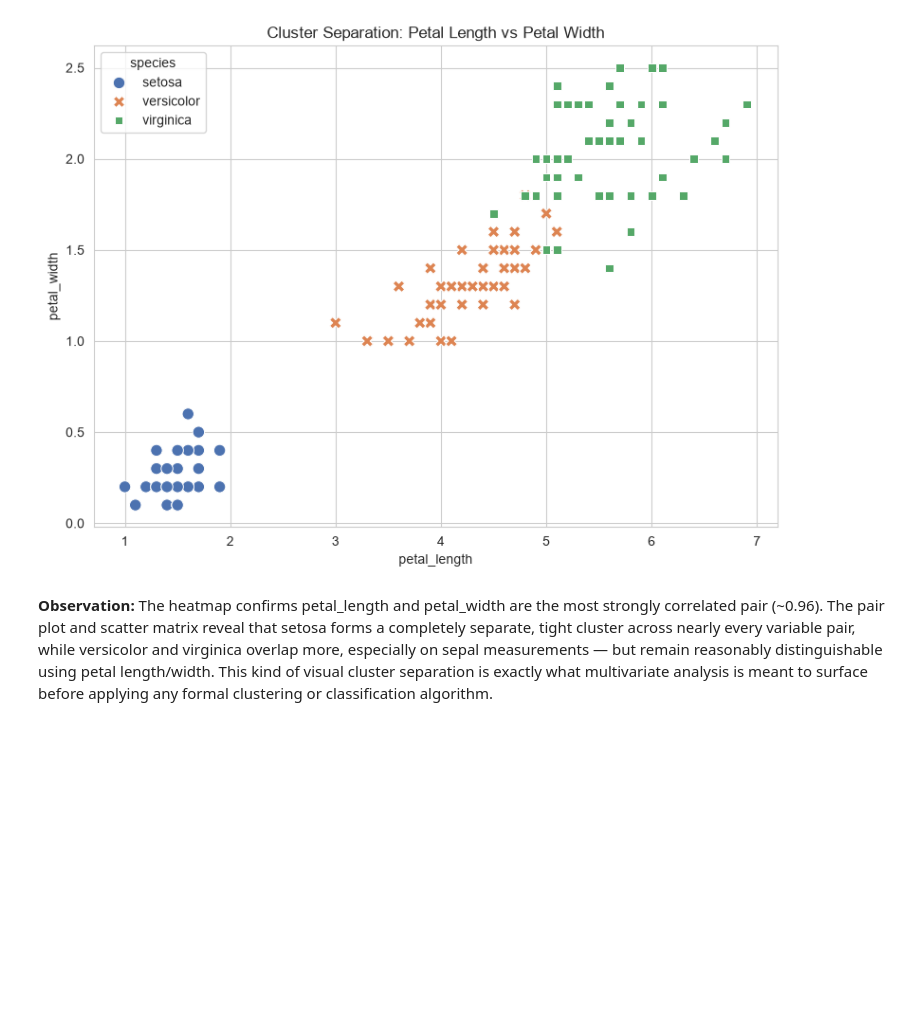
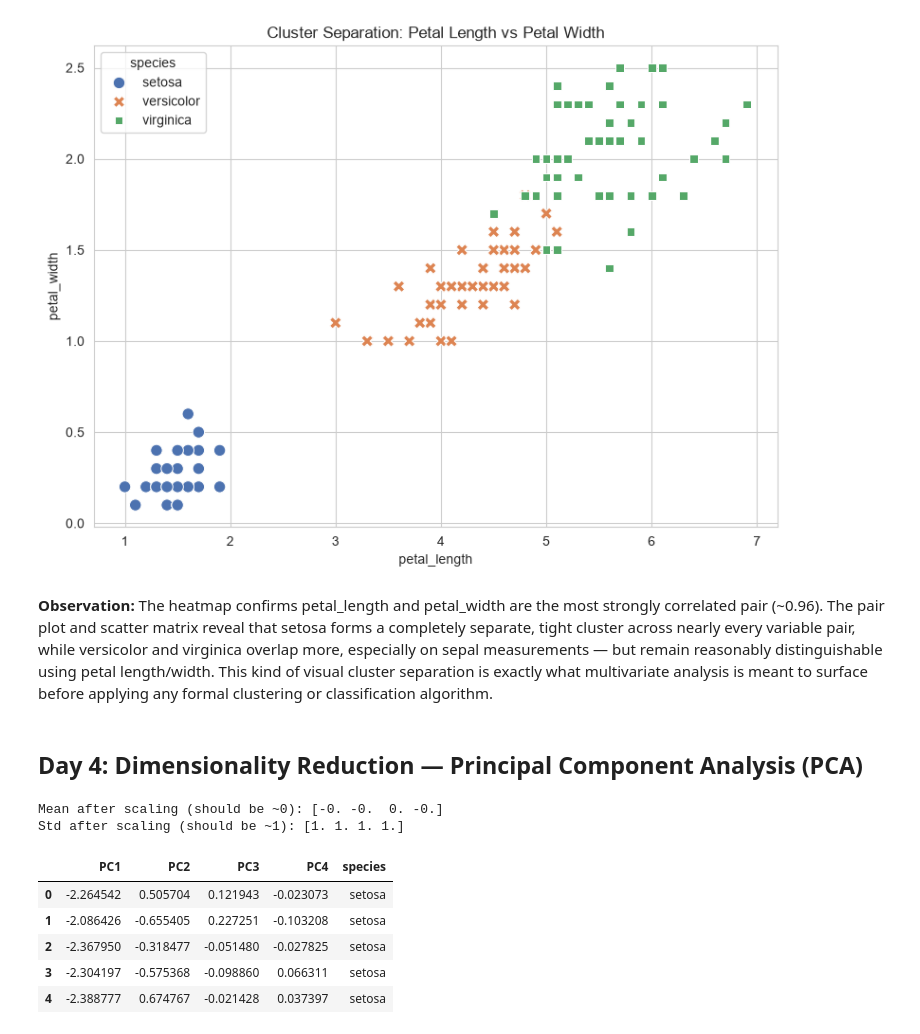
Before and after one commit to nikitha-d1323/data-analysis-mini-projects, a Jupyter notebook: unit2-iris-multivariate/notebooks/Iris_Multivariate_Unit2.ipynb, the cells around one changed output. Cells and saved outputs as stored; diff of their text form; code cells hidden in the pictures; blank space fills up the shorter version.

```diff
--- a/unit2-iris-multivariate/notebooks/Iris_Multivariate_Unit2.ipynb
+++ b/unit2-iris-multivariate/notebooks/Iris_Multivariate_Unit2.ipynb
@@ -171,3 +171,33 @@ on sepal measurements — but remain reasonably distinguishable using petal
 length/width. This kind of visual cluster separation is exactly what
 multivariate analysis is meant to surface before applying any formal
 clustering or classification algorithm.
+# %% [markdown]
+## Day 4: Dimensionality Reduction — Principal Component Analysis (PCA)
+# %%
+from sklearn.preprocessing import StandardScaler
+
+X = df[numeric_cols]
+scaler = StandardScaler()
+X_scaled = scaler.fit_transform(X)
+
+print("Mean after scaling (should be ~0):", X_scaled.mean(axis=0).round(2))
+print("Std after scaling (should be ~1):", X_scaled.std(axis=0).round(2))
+# %% [output]
+Mean after scaling (should be ~0): [-0. -0.  0. -0.]
+Std after scaling (should be ~1): [1. 1. 1. 1.]
+# %%
+from sklearn.decomposition import PCA
+
+pca = PCA(n_components=4)
+principal_components = pca.fit_transform(X_scaled)
+
+pca_df = pd.DataFrame(principal_components, columns=["PC1", "PC2", "PC3", "PC4"])
+pca_df["species"] = df["species"].values
+pca_df.head()
+# %% [output]
+|  | PC1 | PC2 | PC3 | PC4 | species |
+| 0 | -2.264542 | 0.505704 | 0.121943 | -0.023073 | setosa |
+| 1 | -2.086426 | -0.655405 | 0.227251 | -0.103208 | setosa |
+| 2 | -2.367950 | -0.318477 | -0.051480 | -0.027825 | setosa |
+| 3 | -2.304197 | -0.575368 | -0.098860 | 0.066311 | setosa |
+| 4 | -2.388777 | 0.674767 | -0.021428 | 0.037397 | setosa |
```
Also changed, not shown: parts of 4 cells of this notebook, 2 other files.
